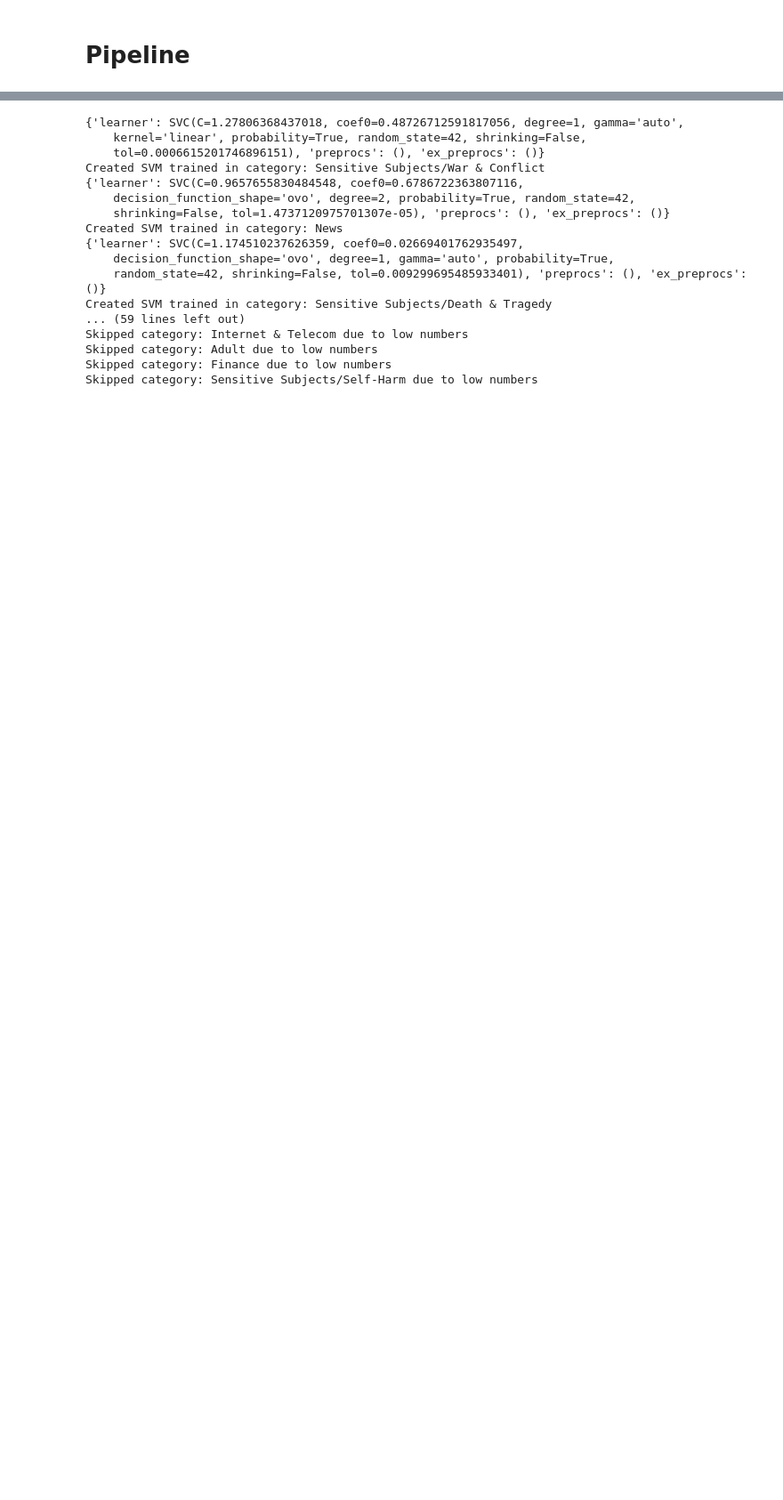
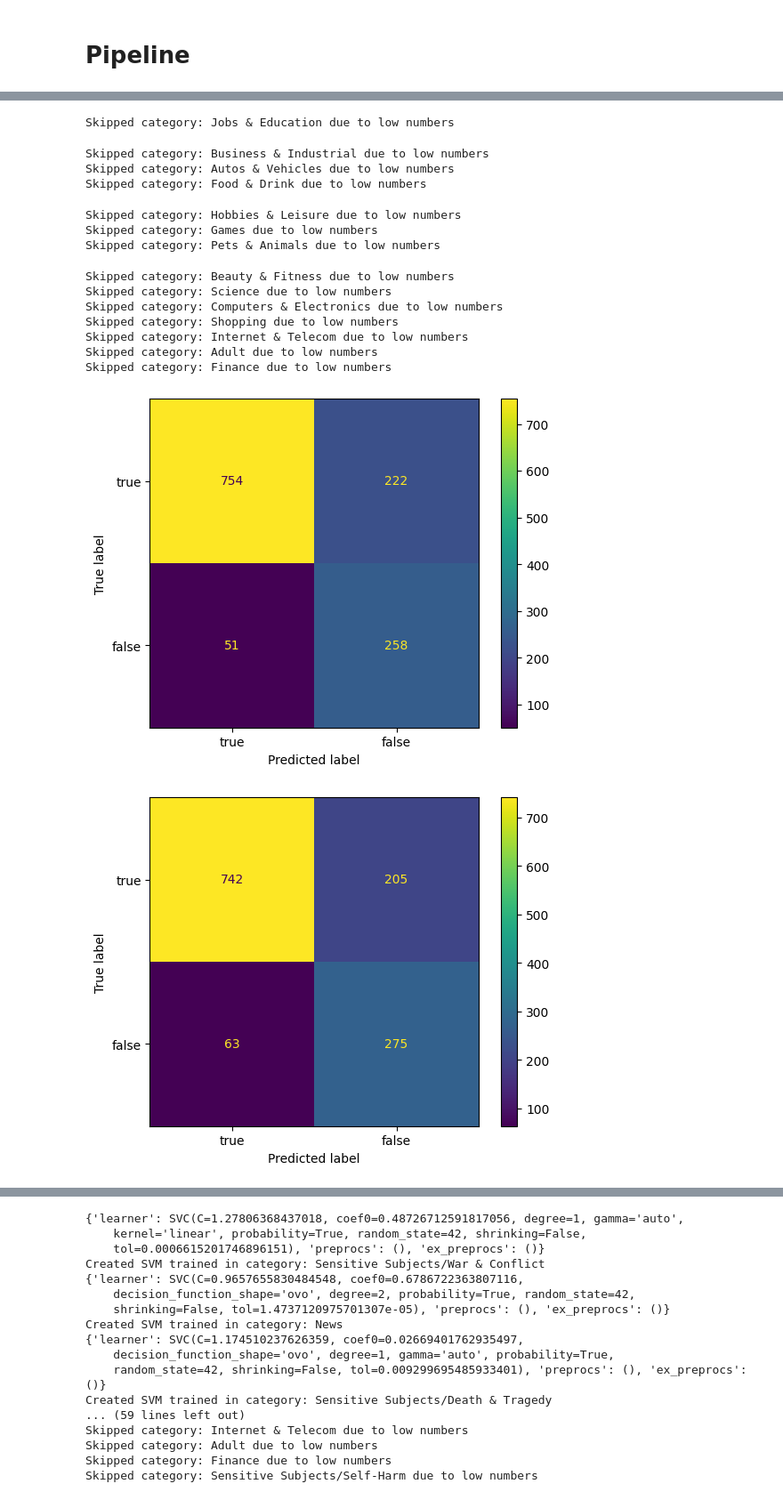
Before and after one commit to WillTan14/wills-ensemble, a Jupyter notebook: categorized_voters.ipynb, the cells around one changed output, grey strips where cells are left out. Shown at 89% size. Cells and saved outputs as stored; diff of their text form; code cells hidden in the pictures; blank space fills up the shorter version.

```diff
--- a/categorized_voters.ipynb
+++ b/categorized_voters.ipynb
@@ -39,8 +40,8 @@ from hpsklearn import svc
 def optimize_model(model, X_train, y_train):
     mod = HyperoptEstimator(classifier=model,
                             preprocessing=[],
-                            max_evals=1,
-                            trial_timeout=20,
+                            max_evals=15,
+                            trial_timeout=50,
                             verbose=False)
     mod.fit(X_train, y_train, random_state=42)
     #print(mod.best_model())
@@ -282,10 +283,13 @@ def predict_points_mutiple_models(trained_models, test_cats, test_data):
         for topic in topic_weights:
             models = trained_models[topic]
             model_predictions[topic] = []
+            #estimators = []
             for model in models:
+                #estimators.append(model, models[model])
                 mod = models[model]
                 pred = mod.predict_proba(point_text.reshape(1,-1))
                 model_predictions[topic].append((pred, model, topic_weights[topic]))
+            #clf = VotingClassifier(estimators, voting="hard")
         #vote
         prediction_hard = hard_vote(model_predictions)
         prediction_soft = soft_vote(model_predictions)
@@ -296,6 +300,10 @@ def predict_points_mutiple_models(trained_models, test_cats, test_data):
 def check_score(test, pred):
     acc = accuracy_score(test, pred)
     f1 = f1_score(test, pred, average="macro")
+    cm = confusion_matrix(test, pred)
+    disp = ConfusionMatrixDisplay(confusion_matrix=cm, display_labels=["true", "false"])
+    disp.plot()
+    plt.show()
     return float("{0:.2f}".format(acc*100)), float("{0:.2f}".format(f1*100))
 
 #a,b = predict_points_mutiple_models(models, "pheme_categories.json", X_val)
@@ -338,7 +346,7 @@ def get_results_multi(train_dataset, confidence_threshold, size_threshold, train
     results = []
     train_cats = f"{train_dataset}_categories.json"
     predictions_hard, predictions_soft = predict_points_mutiple_models(models, train_cats, X_val)
-    results.append(check_score(predictions_hard, y_val), check_score(predictions_soft, y_val))
+    results.append((check_score(predictions_hard, y_val), check_score(predictions_soft, y_val)))
 
     for test_set, test_cat, test_name in tests:
         test_cat_file = f"{test_cat}_categories.json"
@@ -372,0 +384,3 @@ tests = [[pheme, "pheme", "PHEME"], [twitter15, "twitter", "twitter15"], [twitte
+# %%
+pheme_results_1 = get_results_multi("pheme", 0.2, 50, pheme, [[twitter15, "twitter", "twitter15"], [twitter16, "twitter", "twitter16"]], model_list)
+# %% [output]
@@ -372,0 +389,16 @@ tests = [[pheme, "pheme", "PHEME"], [twitter15, "twitter", "twitter15"], [twitte
+Skipped category: Jobs & Education due to low numbers
+Skipped category: Business & Industrial due to low numbers
+Skipped category: Autos & Vehicles due to low numbers
+Skipped category: Food & Drink due to low numbers
+Skipped category: Hobbies & Leisure due to low numbers
+Skipped category: Games due to low numbers
+Skipped category: Pets & Animals due to low numbers
+Skipped category: Beauty & Fitness due to low numbers
+Skipped category: Science due to low numbers
+Skipped category: Computers & Electronics due to low numbers
+Skipped category: Shopping due to low numbers
+Skipped category: Internet & Telecom due to low numbers
+Skipped category: Adult due to low numbers
+Skipped category: Finance due to low numbers
+[figure, added]
+[figure, added]
```
Also changed, not shown: parts of 33 cells of this notebook, 10 other files.
